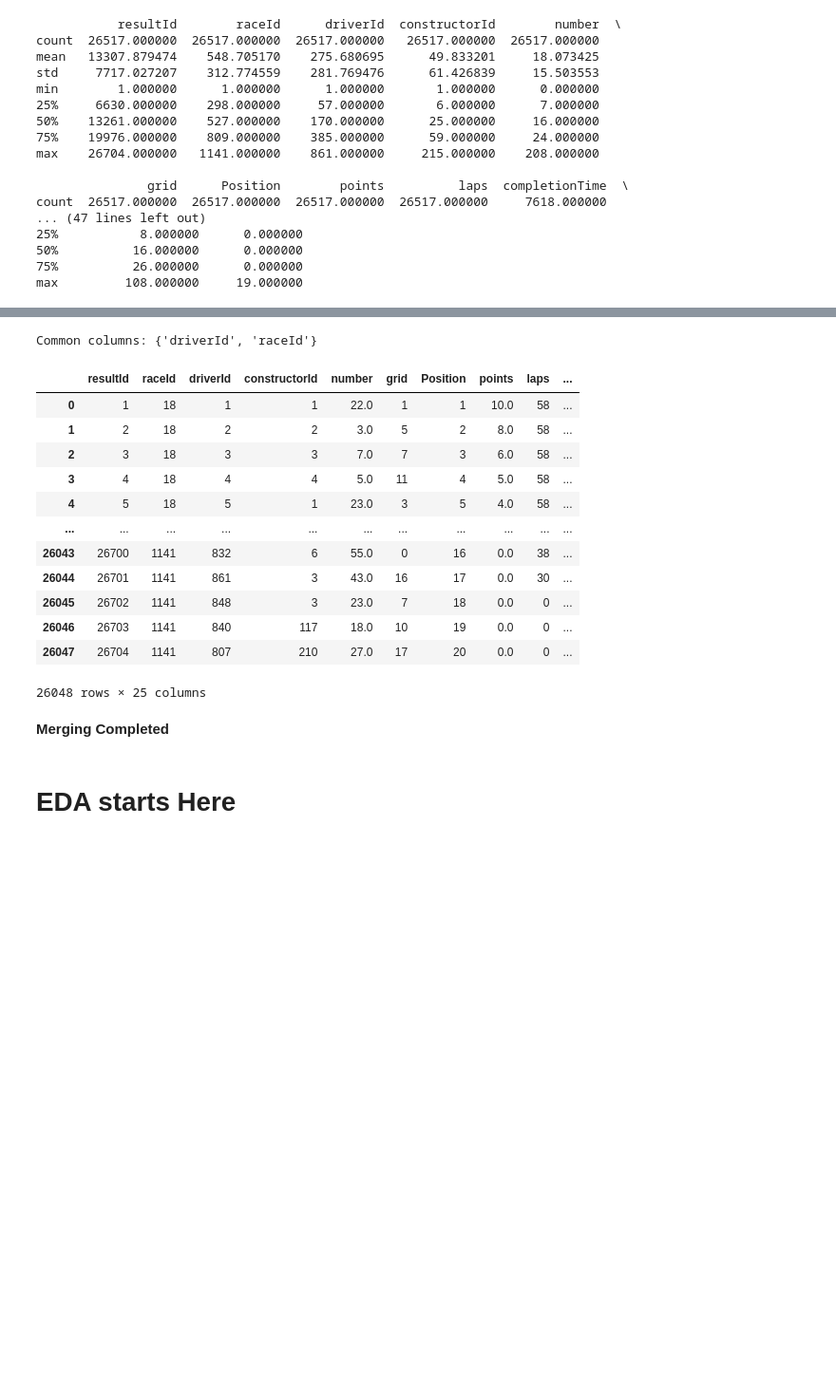
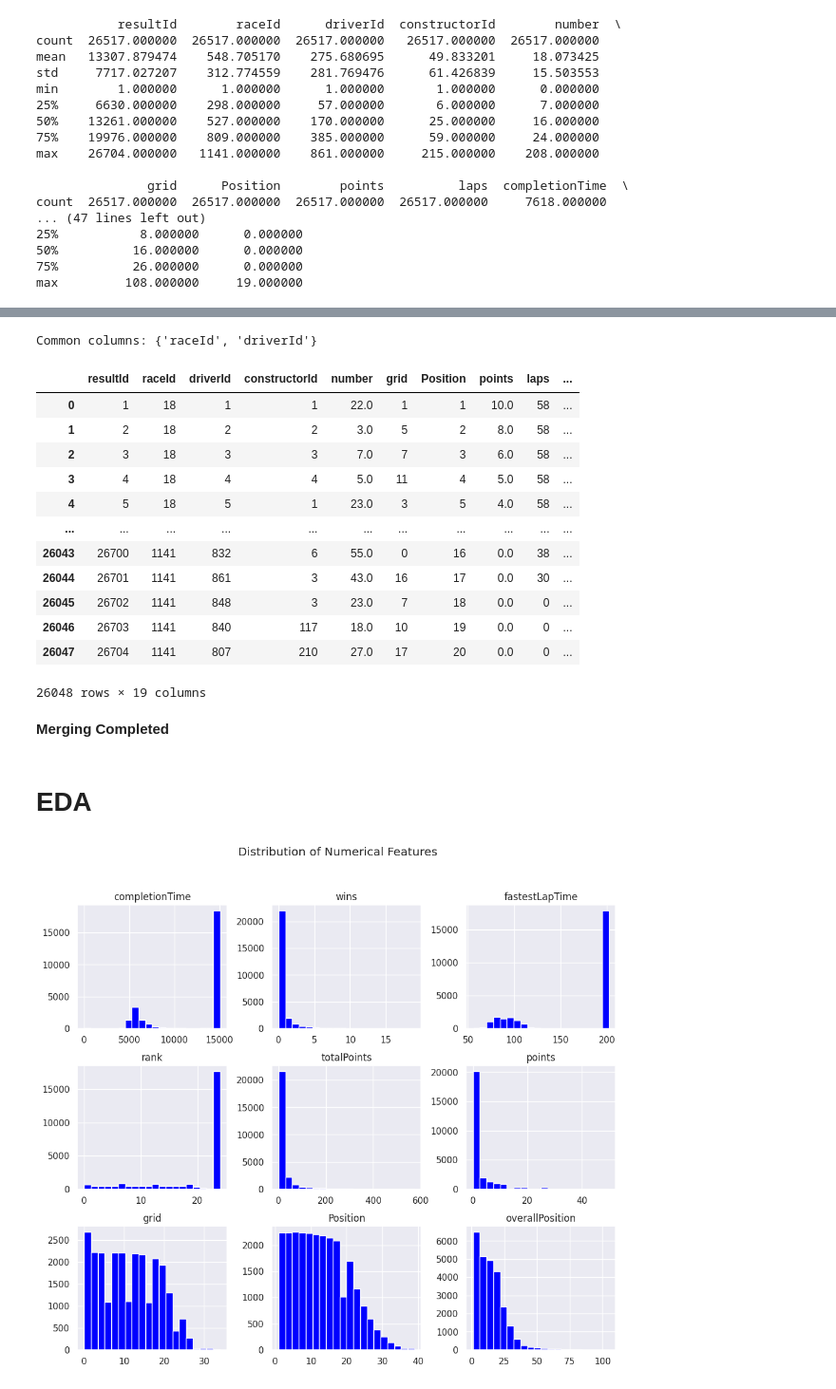
Before and after one commit to Frost-04/ML-model-on-F1-Dataset-to-predict-podium-using-SVM, a Jupyter notebook: Formula_1_Classification.ipynb, the cells around one changed output, grey strips where cells are left out. Shown at 95% size. Saved outputs shown, nothing was run; the diff lists cells and outputs as text; code cells hidden in the pictures; blank space fills up the shorter version.

```diff
--- a/Formula_1_Classification.ipynb
+++ b/Formula_1_Classification.ipynb
@@ -181,4 +182,4 @@ results['fastestLap'] = pd.to_numeric(results['fastestLap'], errors='coerce')
 results = results.drop(columns=['position','positionText','time'])
 results = results.rename(columns={'positionOrder': 'Position', 'milliseconds': 'completionTime'})
 #Dropping because 80% values are NaN 18k+ rows
-results = results.drop(columns=['rank'])
+#results = results.drop(columns=['rank','constructorId', 'number'])
@@ -349,11 +352,11 @@ result_driver_merge
 # %%
-common_columns = set(result_driver_merge.columns).intersection(set(driver_standings.columns))
+common_columns = set(results.columns).intersection(set(driver_standings.columns))
 
 print("Common columns:", common_columns)
 # %% [output]
-Common columns: {'driverId', 'raceId'}
+Common columns: {'raceId', 'driverId'}
 # %%
-datasetmain =pd.merge(result_driver_merge, driver_standings, on=['raceId','driverId'], how='inner')
+datasetmain =pd.merge(results, driver_standings, on=['raceId','driverId'], how='inner')
 datasetmain
 # %% [output]
 |  | resultId | raceId | driverId | constructorId | number | grid | Position | points | laps | ... |
@@ -368,8 +371,22 @@ datasetmain
 | 26045 | 26702 | 1141 | 848 | 3 | 23.0 | 7 | 18 | 0.0 | 0 | ... |
 | 26046 | 26703 | 1141 | 840 | 117 | 18.0 | 10 | 19 | 0.0 | 0 | ... |
 | 26047 | 26704 | 1141 | 807 | 210 | 27.0 | 17 | 20 | 0.0 | 0 | ... |
-26048 rows × 25 columns
+26048 rows × 19 columns
+# %%
+datasetmain = datasetmain.apply(lambda fastestLapTime: fastestLapTime.fillna(fastestLapTime.max()))
+datasetmain = datasetmain.apply(lambda fastestLapSpeed: fastestLapSpeed.fillna(fastestLapSpeed.min()))
+datasetmain = datasetmain.apply(lambda completionTime: completionTime.fillna(completionTime.max()))
+datasetmain['podium'] = datasetmain['Position'].apply(lambda x: 1 if x <= 3 else -1)
+
+datasetmain=datasetmain.dropna()
 # %% [markdown]
 **Merging Completed**
 # %% [markdown]
-# EDA starts Here
+# EDA
+# %%
+numeric_columns = ['completionTime', 'wins', 'fastestLapTime', 'rank','totalPoints', 'points', 'grid', 'Position','overallPosition']
+datasetmain[numeric_columns].hist(bins=20, figsize=(12, 10), color='blue')
+plt.suptitle("Distribution of Numerical Features")
+plt.show()
+# %% [output]
+[figure, added]
```
Also changed, not shown: parts of 28 cells of this notebook.
